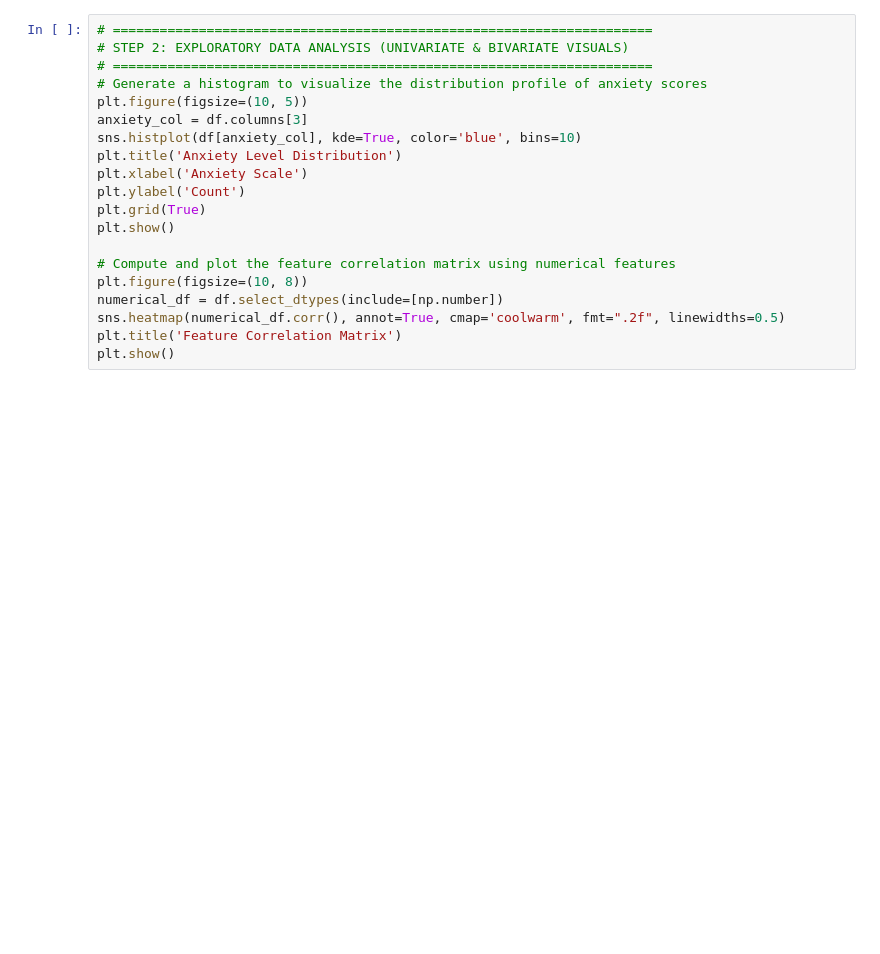
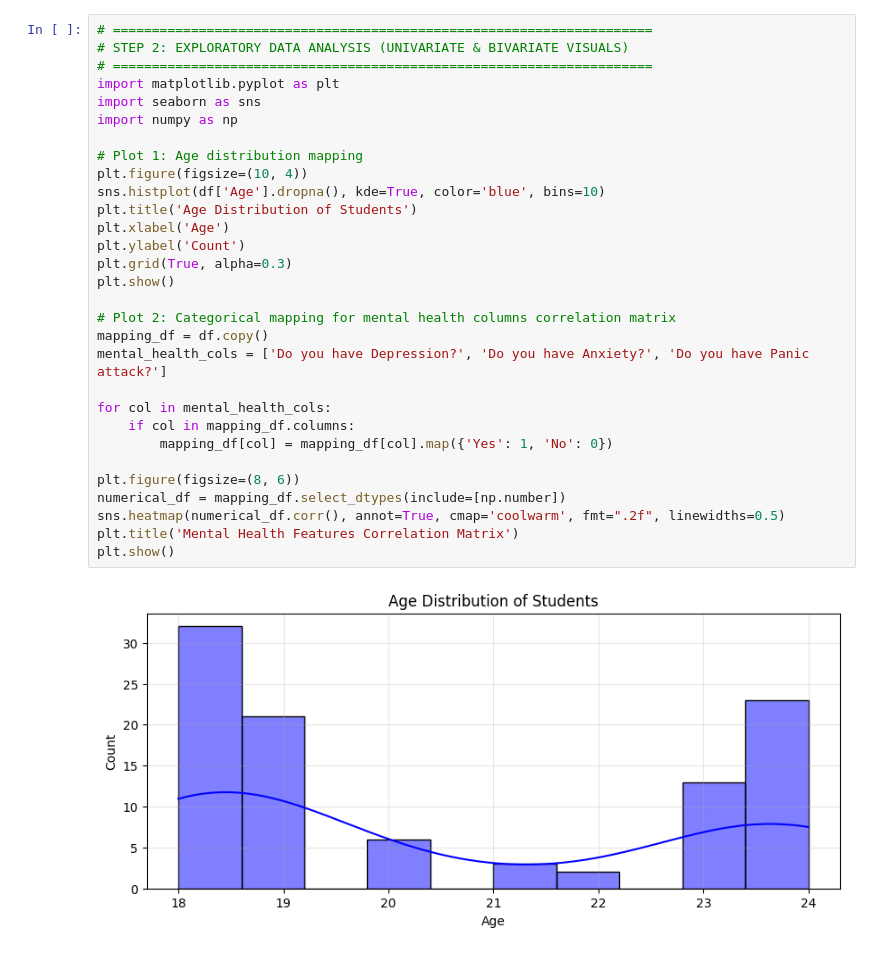
Before and after one commit to noormalik33/ai-mental-health-companion, a Jupyter notebook: notebooks/Student_Mental_Health_Analysis.ipynb, the cells around one changed output. Cells and saved outputs as stored; diff of their text form; blank space fills up the shorter version.

Commit message:
Complete numerical EDA, preprocessing, and Random Forest model training pipeline

```diff
--- a/notebooks/Student_Mental_Health_Analysis.ipynb
+++ b/notebooks/Student_Mental_Health_Analysis.ipynb
@@ -27,20 +46,32 @@ CRITICAL PATH ERROR: File not found. Verify repository synchronization structure
 # %%
 # =====================================================================
 # STEP 2: EXPLORATORY DATA ANALYSIS (UNIVARIATE & BIVARIATE VISUALS)
 # =====================================================================
-# Generate a histogram to visualize the distribution profile of anxiety scores
-plt.figure(figsize=(10, 5))
-anxiety_col = df.columns[3]
-sns.histplot(df[anxiety_col], kde=True, color='blue', bins=10)
-plt.title('Anxiety Level Distribution')
-plt.xlabel('Anxiety Scale')
+import matplotlib.pyplot as plt
+import seaborn as sns
+import numpy as np
+
+# Plot 1: Age distribution mapping
+plt.figure(figsize=(10, 4))
+sns.histplot(df['Age'].dropna(), kde=True, color='blue', bins=10)
+plt.title('Age Distribution of Students')
+plt.xlabel('Age')
 plt.ylabel('Count')
-plt.grid(True)
+plt.grid(True, alpha=0.3)
 plt.show()
 
-# Compute and plot the feature correlation matrix using numerical features
-plt.figure(figsize=(10, 8))
-numerical_df = df.select_dtypes(include=[np.number])
+# Plot 2: Categorical mapping for mental health columns correlation matrix
+mapping_df = df.copy()
+mental_health_cols = ['Do you have Depression?', 'Do you have Anxiety?', 'Do you have Panic attack?']
+
+for col in mental_health_cols:
+    if col in mapping_df.columns:
+        mapping_df[col] = mapping_df[col].map({'Yes': 1, 'No': 0})
+
+plt.figure(figsize=(8, 6))
+numerical_df = mapping_df.select_dtypes(include=[np.number])
 sns.heatmap(numerical_df.corr(), annot=True, cmap='coolwarm', fmt=".2f", linewidths=0.5)
-plt.title('Feature Correlation Matrix')
+plt.title('Mental Health Features Correlation Matrix')
 plt.show()
+# %% [output]
+[figure, added]
```
Also changed, not shown: parts of 5 cells of this notebook, 1 other file.
